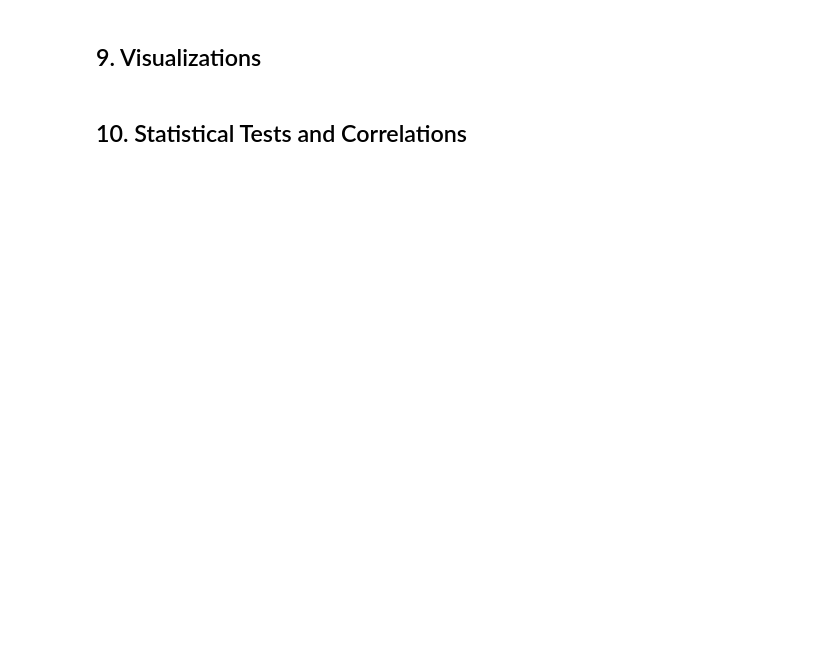
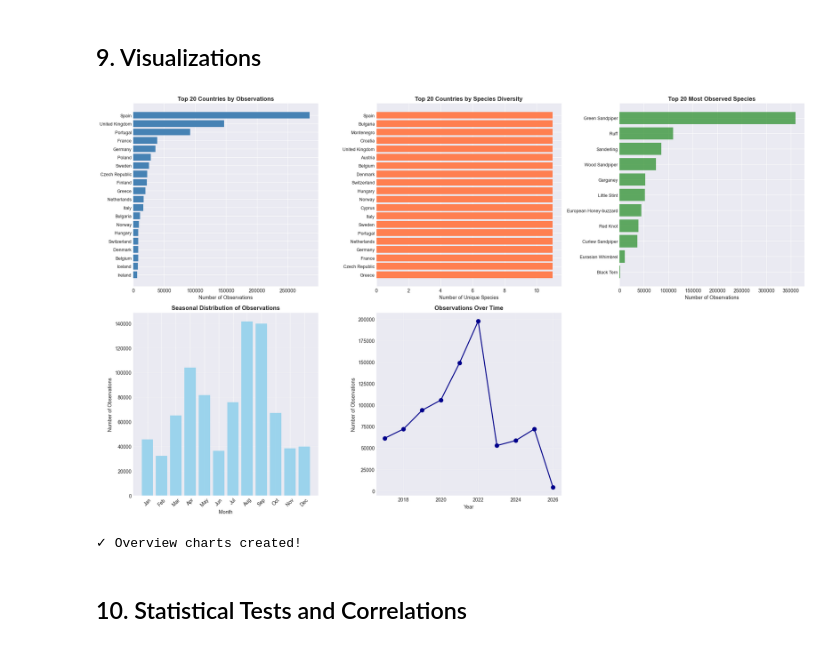
Before and after one commit to Miaaaac/ceu-ds-project-groupB-2026, a Jupyter notebook: ebird/migra_european_bird_analysis.ipynb, the cells around one changed output. Drawn from its saved outputs; the diff is of its cells as text; code cells hidden in the pictures; blank space fills up the shorter version.

Commit message:
did statistical analysis of birds from my old notebook

```diff
--- a/ebird/migra_european_bird_analysis.ipynb
+++ b/ebird/migra_european_bird_analysis.ipynb
@@ -624,14 +598,13 @@ Columns: ['Bird Species', 'eBird Code', 'Migration Group', 'Regional Status', 'T
 # %%
 # Clean and prepare the reference data
-# Remove group header rows (those without eBird codes)
-bird_reference_clean = bird_reference[bird_reference['eBird Code'].notna()].copy()
+
 
 # Standardize column names
-bird_reference_clean.columns = ['Bird Species', 'eBird Code','Migration Period','Migration Group', 'Status', 'Trend Summary']
+bird_reference.columns = ['bird_species', 'ebird_code', 'migration_period', 'migration_group']
 
-print(f"Total species in reference list: {len(bird_reference_clean)}")
+print(f"Total species in reference list: {len(bird_reference)}")
 print(f"\nMigration groups:")
-print(bird_reference_clean['Migration Group'].value_counts())
+print(bird_reference['migration_group'].value_counts())
 print(f"\nFirst few entries:")
-print(bird_reference_clean[['Bird Species', 'eBird Code', 'Migration Group']].head(10))
+print(bird_reference[['bird_species', 'ebird_code', 'migration_period', 'migration_group']].head())
 # %% [output]
@@ -781,12 +688,12 @@ Analyzing bird sightings based on migration groups across different seasonal per
 # First, map migration groups to our observation data
 # Create a mapping dictionary from the reference file
 migration_map = dict(zip(
-    bird_reference_clean['eBird Code'].str.lower(),
-    bird_reference_clean['Migration Period']
+    bird_reference['bird_species'].str.lower(),
+    bird_reference['migration_period']
 ))
 
 # Map migration groups to observations
-combined_df['migration_group'] = combined_df['speciesCode'].str.lower().map(migration_map)
+combined_df['migration_group'] = combined_df['COMMON NAME'].str.lower().map(migration_map)
 
 # Classify migration groups into detailed categories
 # Split Autumn Migrants into Nocturnal and Diurnal
@@ -795,9 +702,9 @@ def classify_migration(migration_group):
         return 'Not in Reference'
     elif migration_group == 'Resident':
         return 'Native (Resident)'
-    elif migration_group == 'Nocturnal':
+    elif migration_group == 'nocturnal':
         return 'Autumn Migrant (Nocturnal)'
-    elif migration_group == 'Diurnal':
+    elif migration_group == 'diurnal':
         return 'Autumn Migrant (Diurnal)'
     elif migration_group == 'Spring Arrival':
         return 'Spring Migrant'
@@ -1053,11 +1019,11 @@ ax1.invert_yaxis()
 
 # 2. Top countries by species diversity
 ax2 = plt.subplot(2, 3, 2)
-top_diversity = country_stats.sort_values('Species Count', ascending=False).head(20)
-ax2.barh(range(len(top_diversity)), top_diversity['Species Count'], color='coral')
+top_diversity = country_stats.sort_values('Unique Species', ascending=False).head(20)
+ax2.barh(range(len(top_diversity)), top_diversity['Unique Species'], color='coral')
 ax2.set_yticks(range(len(top_diversity)))
 ax2.set_yticklabels(top_diversity['Country Name'], fontsize=9)
-ax2.set_xlabel('Number of Species')
+ax2.set_xlabel('Number of Unique Species')
 ax2.set_title('Top 20 Countries by Species Diversity', fontweight='bold', fontsize=12)
 ax2.invert_yaxis()
 
@@ -1074,41 +1040,44 @@ ax3.invert_yaxis()
 
 # 4. Observations by month
 ax4 = plt.subplot(2, 3, 4)
 monthly_data = combined_df[combined_df['month'].notna()].groupby('month').size()
 months = list(range(1, 13))
 counts = [monthly_data.get(m, 0) for m in months]
 month_labels = ['Jan', 'Feb', 'Mar', 'Apr', 'May', 'Jun', 'Jul', 'Aug', 'Sep', 'Oct', 'Nov', 'Dec']
 ax4.bar(months, counts, color='skyblue', alpha=0.8)
 ax4.set_xticks(months)
 ax4.set_xticklabels(month_labels, rotation=45)
 ax4.set_xlabel('Month')
 ax4.set_ylabel('Number of Observations')
 ax4.set_title('Seasonal Distribution of Observations', fontweight='bold', fontsize=12)
 ax4.grid(axis='y', alpha=0.3)
 
 # 5. Observations by year
 ax5 = plt.subplot(2, 3, 5)
 yearly_data = combined_df[combined_df['year'].notna()].groupby('year').size().sort_index()
 ax5.plot(yearly_data.index, yearly_data.values, marker='o', linewidth=2, markersize=8, color='darkblue')
 ax5.set_xlabel('Year')
 ax5.set_ylabel('Number of Observations')
 ax5.set_title('Observations Over Time', fontweight='bold', fontsize=12)
 ax5.grid(True, alpha=0.3)
 
-# 6. Species geographic distribution
-ax6 = plt.subplot(2, 3, 6)
-species_distribution = species_stats['Countries Found'].value_counts().sort_index()
-ax6.bar(species_distribution.index, species_distribution.values, color='teal', alpha=0.7)
-ax6.set_xlabel('Number of Countries')
-ax6.set_ylabel('Number of Species')
-ax6.set_title('Species Geographic Range Distribution', fontweight='bold', fontsize=12)
-ax6.grid(axis='y', alpha=0.3)
+# # 6. Species geographic distribution
+# ax6 = plt.subplot(2, 3, 6)
+# species_distribution = species_stats['Countries Found'].value_counts().sort_index()
+# ax6.bar(species_distribution.index, species_distribution.values, color='teal', alpha=0.7)
+# ax6.set_xlabel('Number of Countries')
+# ax6.set_ylabel('Number of Species')
+# ax6.set_title('Species Geographic Range Distribution', fontweight='bold', fontsize=12)
+# ax6.grid(axis='y', alpha=0.3)
 
 plt.tight_layout()
 plt.savefig('european_bird_analysis_overview.png', dpi=300, bbox_inches='tight')
 plt.show()
 
 print("✓ Overview charts created!")
+# %% [output]
+[figure, added]
+✓ Overview charts created!
 # %%
 # Geographic distribution map
 fig, ax = plt.subplots(figsize=(18, 12))
```
Also changed, not shown: parts of 22 cells of this notebook, 4 other files.
